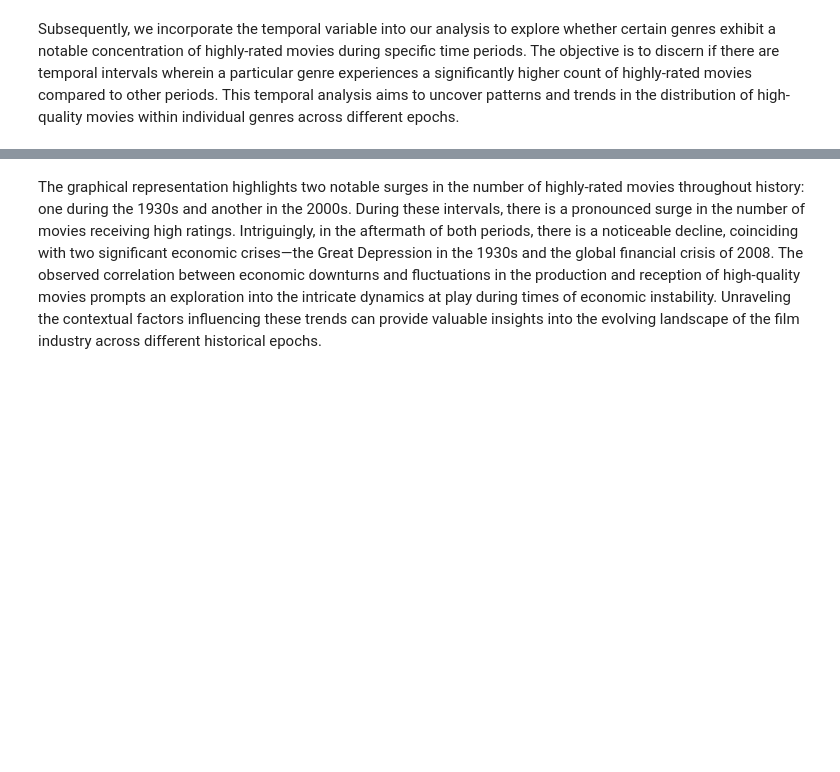
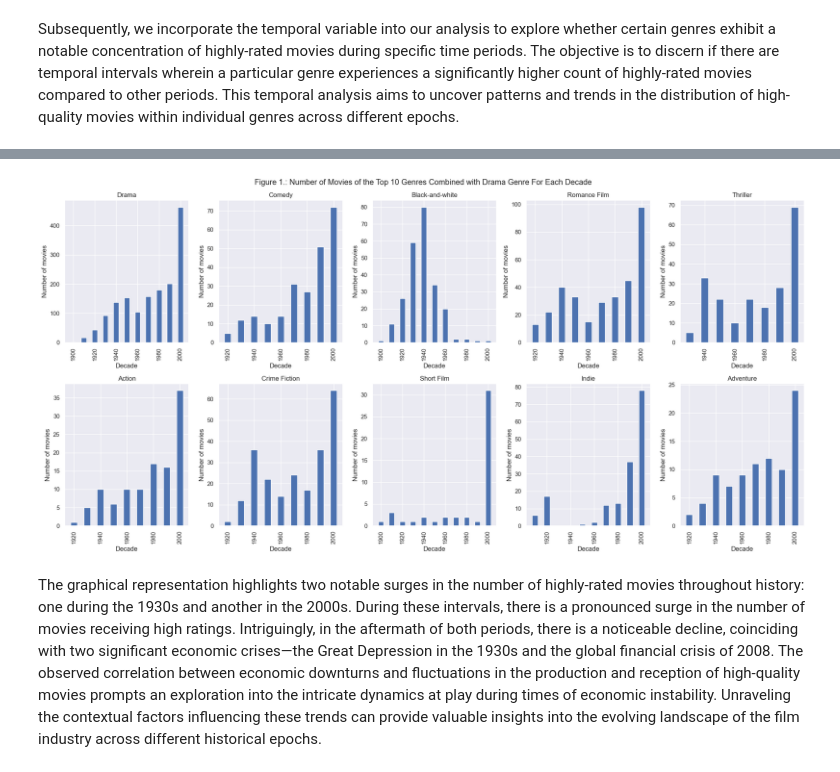
Before and after one commit to epfl-ada/ada-2023-project-zalix, a Jupyter notebook: rxy.ipynb, the cells around one changed output, grey strips where cells are left out. Saved outputs shown, nothing was run; the diff lists cells and outputs as text; code cells hidden in the pictures; blank space fills up the shorter version.

```diff
--- a/rxy.ipynb
+++ b/rxy.ipynb
@@ -266,0 +294,23 @@ interactive(children=(Dropdown(description='genre1', options=('Drama', 'Comedy',
+# %%
+# draw a 2*5 subplot of the number of movies for the movies that are both drama and other genres in each decade
+plt.figure(figsize=(20, 10))
+plt.suptitle("Figure 1.: Number of Movies of the Top 10 Genres Combined with Drama Genre For Each Decade")
+# for each genre
+for i in range(10):
+    # create a new dataframe with only the genre
+    movies_genre = movies_main[movies_main['genre'].apply(lambda x: genre_main.index[i] in x and "Drama" in x)].copy()
+    # create a new dataframe with the number of movies for each decade
+    movies_genre_decade = movies_genre['decade'].value_counts().sort_index()
+    # plot the number of movies for each decade
+    plt.subplot(2,5, i + 1)
+    plt.bar(movies_genre_decade.index, movies_genre_decade.values,width=5)
+    plt.title(genre_main.index[i])
+    plt.xlabel("Decade")
+    plt.ylabel("Number of movies")
+    plt.xticks(rotation=90)
+    plt.tight_layout()
+# add a name for the entire figure
+
+plt.show()
+# %% [output]
+[figure, added]
```
Also changed, not shown: parts of 11 cells of this notebook.
